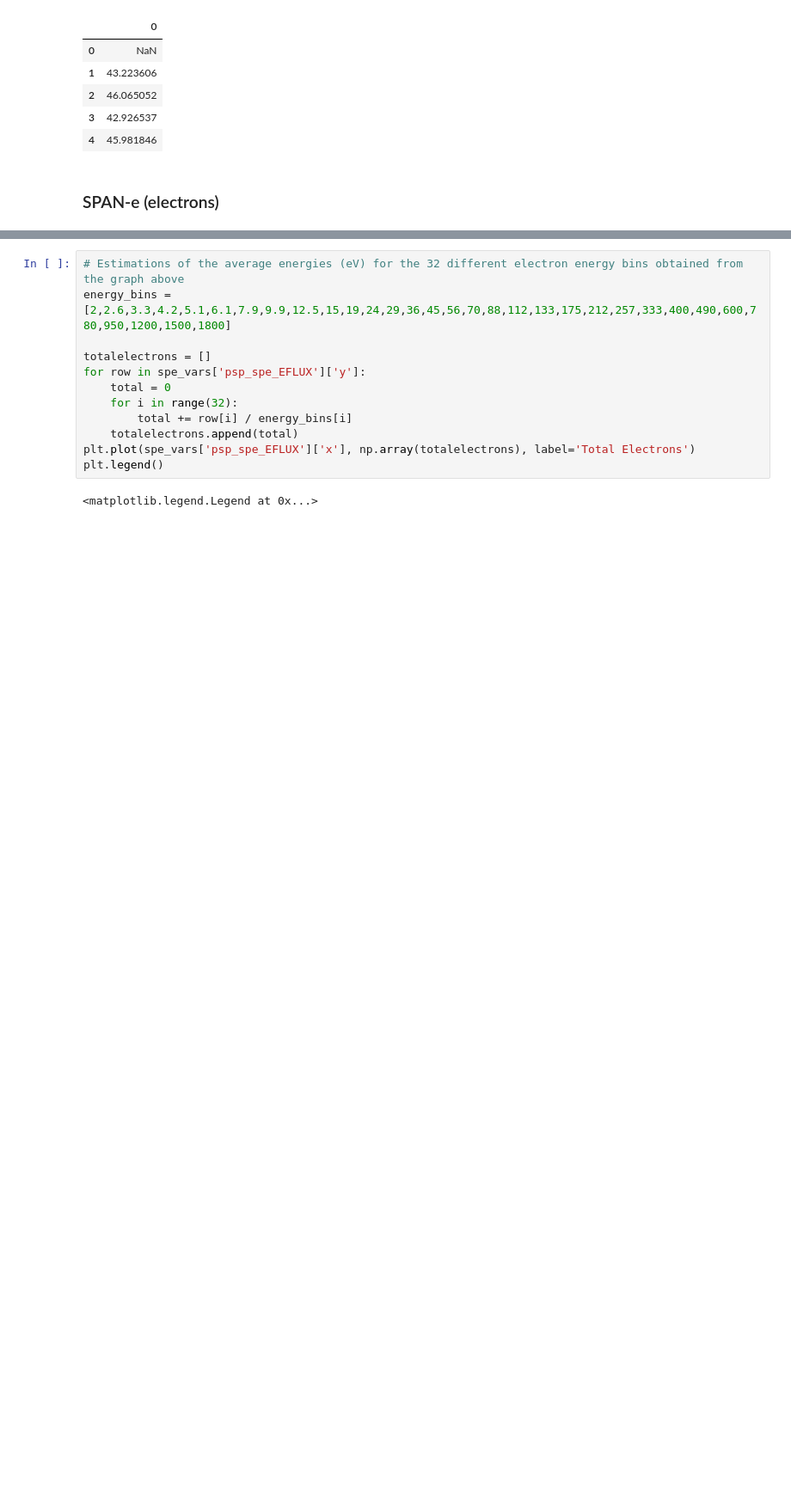
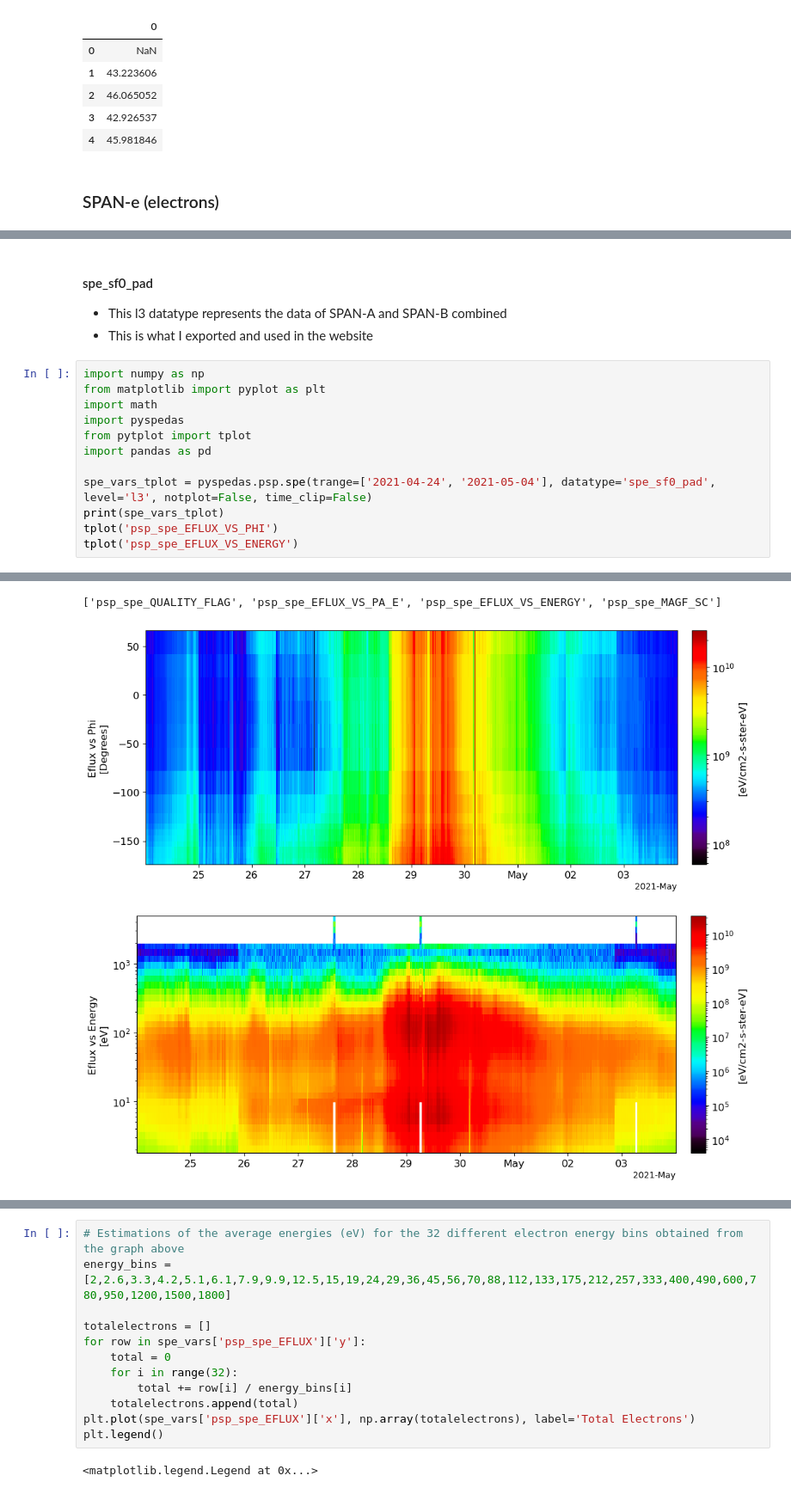
Before and after one commit to adamzhen/Project-Icarus-Official, a Jupyter notebook: pyspedas_data_analysis.ipynb, the cells around one changed output, grey strips where cells are left out. Shown at 86% size. Drawn from its saved outputs; the diff is of its cells as text; blank space fills up the shorter version.

Commit message:
Fixing SPAN-e data
- Decided to export a different dataset for SPAN-e
- Adjusted display to show the correct units of energy flux, not density

```diff
--- a/pyspedas_data_analysis.ipynb
+++ b/pyspedas_data_analysis.ipynb
@@ -193,2 +208,19 @@ tplot('psp_spe_EFLUX')
 ['psp_spe_QUALITY_FLAG', 'psp_spe_EFLUX']
 [figure]
+# %% [markdown]
+#### spe_sf0_pad
+- This l3 datatype represents the data of SPAN-A and SPAN-B combined
+- This is what I exported and used in the website
+# %%
+import numpy as np
+from matplotlib import pyplot as plt
+import math
+import pyspedas
+from pytplot import tplot
+import pandas as pd
+
+spe_vars_tplot = pyspedas.psp.spe(trange=['2021-04-24', '2021-05-04'], datatype='spe_sf0_pad', level='l3', notplot=False, time_clip=False)
+print(spe_vars_tplot)
+tplot('psp_spe_EFLUX_VS_PHI')
+tplot('psp_spe_EFLUX_VS_ENERGY')
+# %% [output]
@@ -195 +244,4 @@ tplot('psp_spe_EFLUX')
+['psp_spe_QUALITY_FLAG', 'psp_spe_EFLUX_VS_PA_E', 'psp_spe_EFLUX_VS_ENERGY', 'psp_spe_MAGF_SC']
+[figure, added]
+[figure, added]
 # %%
```
Also changed, not shown: parts of 6 cells of this notebook, 16 other files.
